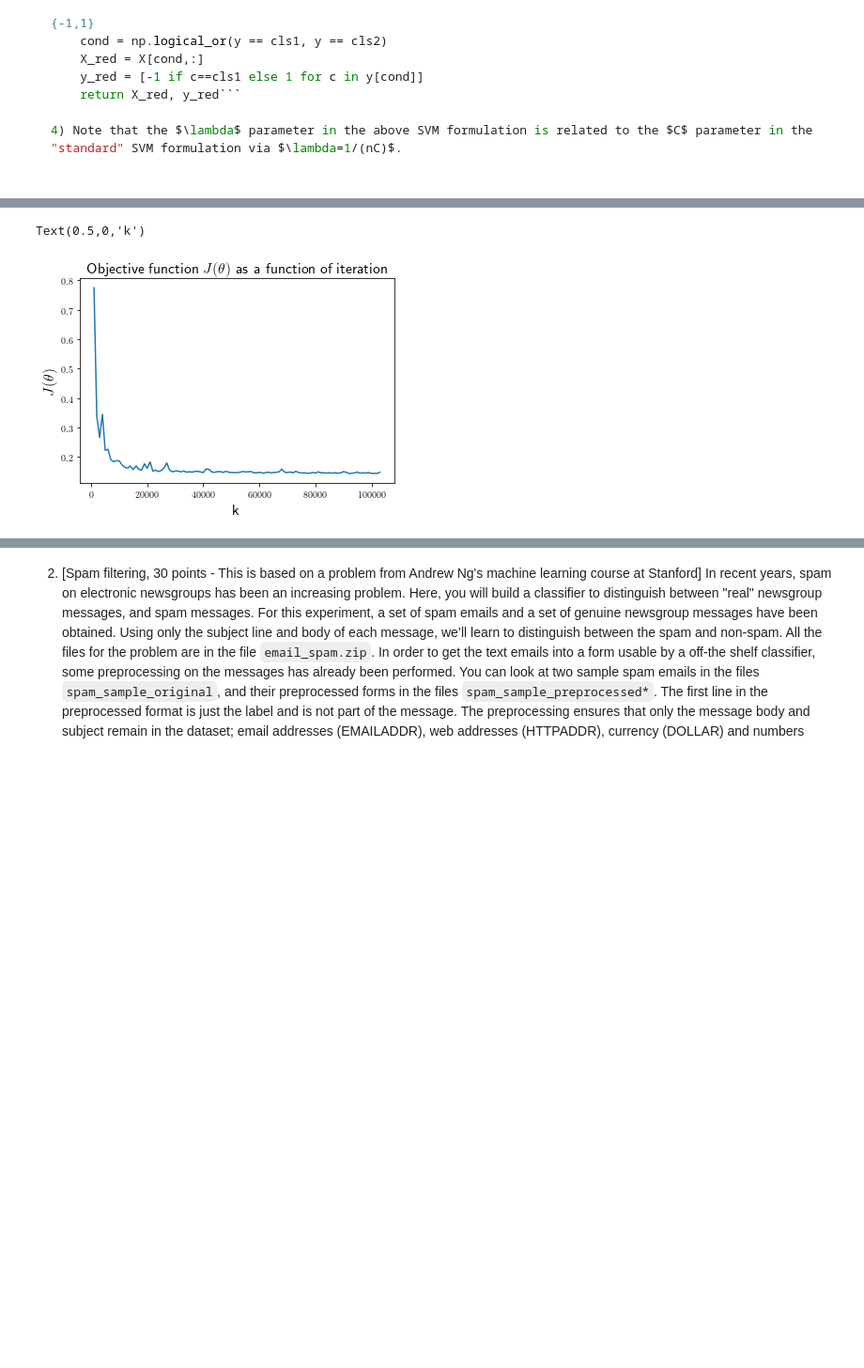
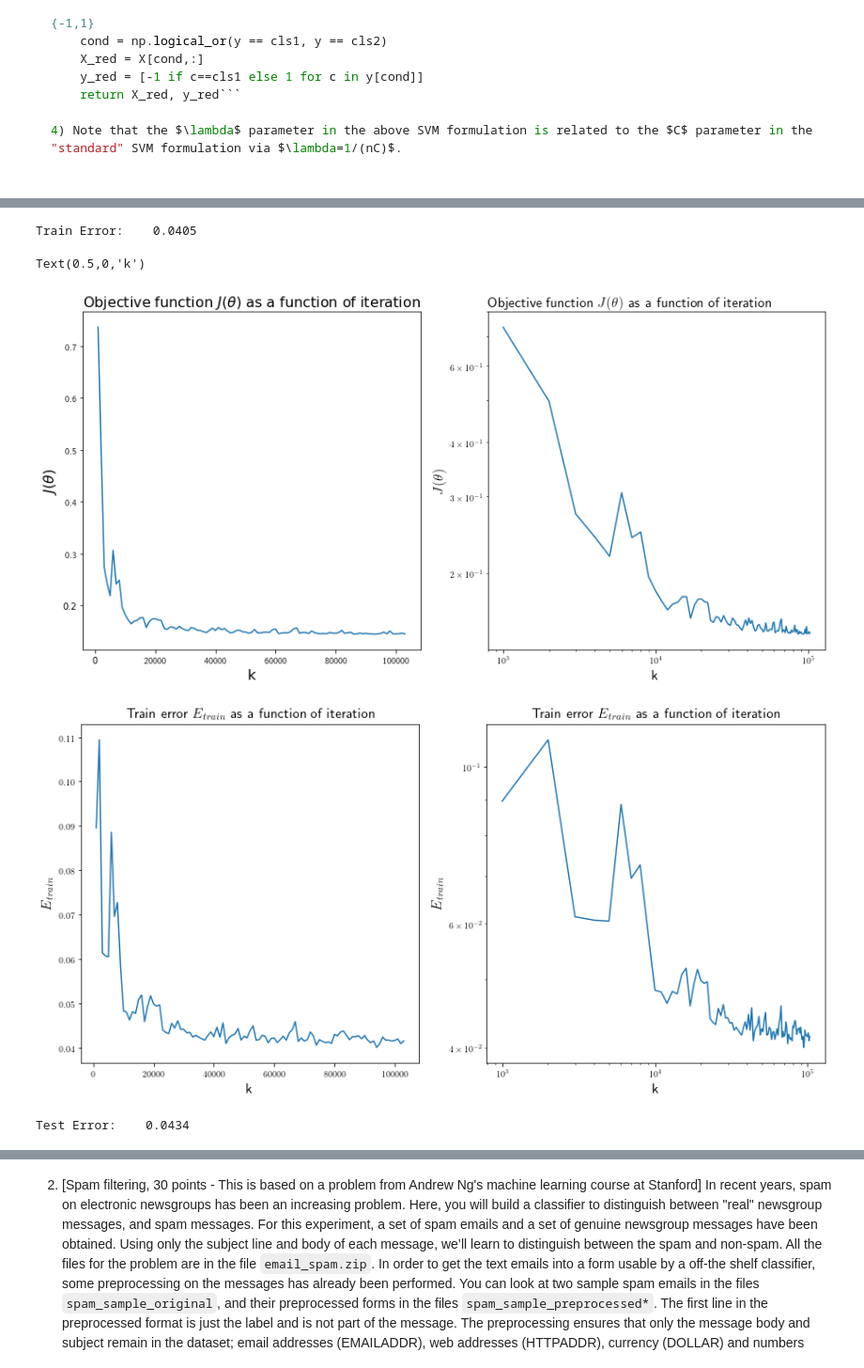
Before and after one commit to EmilGauti/Gervigreind-vor-2019, a Jupyter notebook: Homework 4/hw4.ipynb, the cells around one changed output, grey strips where cells are left out. Shown at 94% size. Drawn from its saved outputs; the diff is of its cells as text; code cells hidden in the pictures; blank space fills up the shorter version.

```diff
--- a/Homework 4/hw4.ipynb
+++ b/Homework 4/hw4.ipynb
@@ -154,9 +147,7 @@ import matplotlib.pyplot as plt
 import numpy as np
 from matplotlib import rc
 def obj_func(theta,X,y,lambda_par):
-    #J = np.zeros(len(theta))
     J=0
-   # for j in range(len(theta)):
     for i in range(len(X)):
         element = 0
         element = y[i]*theta.T@X[i,:]
@@ -173,34 +164,81 @@ def svm_sgd2(X,y,lambda_par,T,max_epochs=10):
     # max_epochs ... Maximum number of "passes" through the data set
 
     assert(lambda_par > 0)
     n = X.shape[0]
     p = X.shape[1]
     max_iter = max_epochs*n
     theta = np.zeros(p)
     J = np.empty(0)
     no_k = np.empty(0)
+    errors = np.empty(0)
     for k in range(1,max_iter):
         i = np.random.randint(n)
         alpha = 1/(lambda_par*k)
         if k%T == 0:
             J = np.append(J,obj_func(theta,X,y,lambda_par))
             no_k = np.append(no_k,k)
+            ypred_train = np.sign(theta@X_train.T)
+            errors = np.append(errors,np.average(ypred_train != y_train))
         if y[i]*theta.T@X[i,:]<1:
             theta = theta - alpha*(lambda_par*theta-y[i]*X[i,:])
         else:
             theta = theta - alpha*lambda_par*theta
-    return theta, J, no_k
+    return theta, J, no_k, errors
 
 T = 1000
 lambda_par = 1/100
 max_epochs = 10
-theta, J, no_k = svm_sgd2(X_train,y_train,lambda_par, T,max_epochs)
+y_train = np.asarray(y_train)
+y_test = np.asarray(y_test)
+theta, J, no_k, errors = svm_sgd2(X_train,y_train,lambda_par, T,max_epochs)
 
+sign = theta@X_train.T
+X_train_neg = X_train[np.where(sign<0)] # skv. módelinu
+X_train_pos = X_train[np.where(sign>=0)] # skv. módelinu
+X_train_m = X_train[np.where(y_train == -1)]
+X_train_p = X_train[np.where(y_train == 1)]
+ypred_train = np.sign(sign)
+
+print('Train Error:    {0:1.4f}'.format(np.average(ypred_train != y_train)))
+
+
+plt.figure(figsize = (15,7))
+plt.subplot(1,2,1)
 plt.rc('text', usetex=True)
 plt.plot(no_k,J)
 plt.title(r'Objective function $J(\theta)$ as a function of iteration',fontsize=16)
 plt.ylabel(r'$J(\theta)$',fontsize=16)
 plt.xlabel(r'k',fontsize=16)
+
+plt.subplot(1,2,2)
+plt.loglog(no_k,J)
+plt.title(r'Objective function $J(\theta)$ as a function of iteration',fontsize=16)
+plt.ylabel(r'$J(\theta)$',fontsize=16)
+plt.xlabel(r'k',fontsize=16)
+
+plt.figure(figsize = (15,7))
+plt.subplot(1,2,1)
+plt.rc('text', usetex=True)
+plt.plot(no_k,errors)
+plt.title(r'Train error $E_{train}$ as a function of iteration',fontsize=16)
+plt.ylabel(r'$E_{train}$',fontsize=16)
+plt.xlabel(r'k',fontsize=16)
+
+plt.subplot(1,2,2)
+plt.loglog(no_k,errors)
+plt.title(r'Train error $E_{train}$ as a function of iteration',fontsize=16)
+plt.ylabel(r'$E_{train}$',fontsize=16)
+plt.xlabel(r'k',fontsize=16)
 # %% [output]
-Text(0.5,0,'k')
+Train Error:    0.0405
+Text(0.5,0,'k')
-[figure, old version]
+[figure, new version]
+[figure, added]
+# %%
+#ii) Evaluate classifier accuracy using the test set
+#(digits 5 and 8 only) using your classifier.
+
+ypred_test = np.sign(theta@X_test.T)
+print('Test Error:    {0:1.4f}'.format(np.average(ypred_test != y_test)))
+# %% [output]
+Test Error:    0.0434
```
Also changed, not shown: parts of 3 cells of this notebook.
